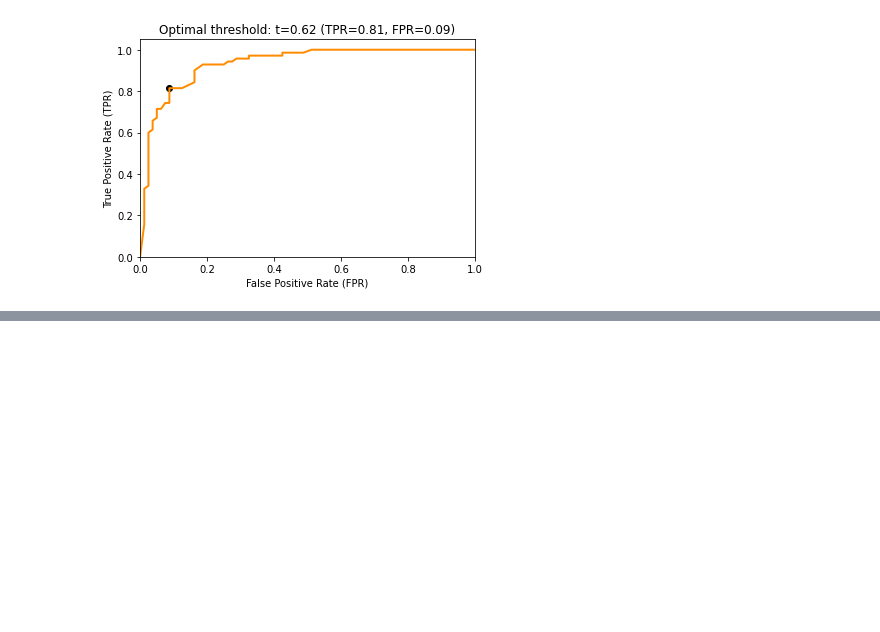
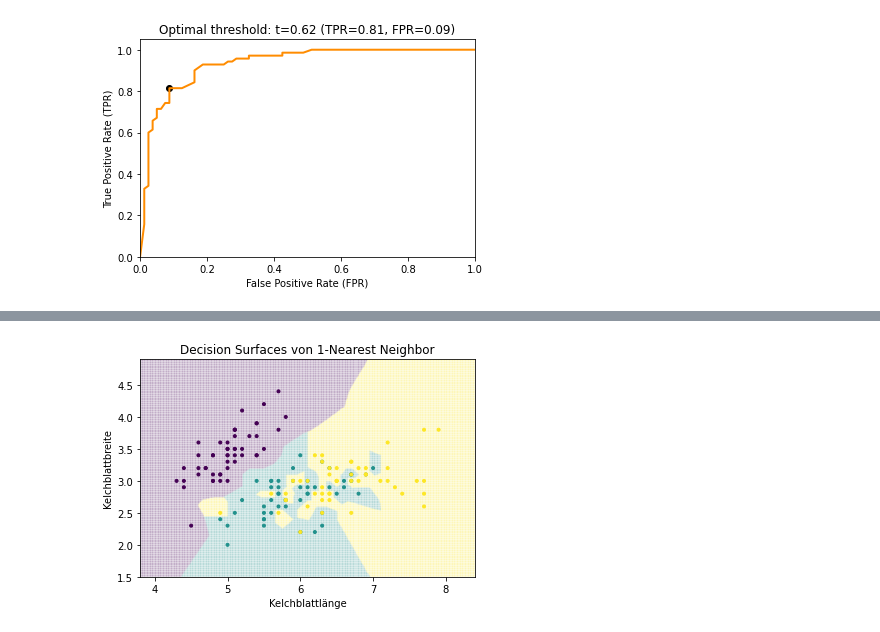
Before and after one commit to sherbold/data-science-crashkurs, a Jupyter notebook: content/chapters/kapitel_07.ipynb, the cells around one changed output, grey strips where cells are left out. Saved outputs shown, nothing was run; the diff lists cells and outputs as text; code cells hidden in the pictures; blank space fills up the shorter version.

```diff
--- a/content/chapters/kapitel_07.ipynb
+++ b/content/chapters/kapitel_07.ipynb
@@ -223,0 +357,7 @@ The Area Under the Curve (AUC) is a performance metric based on the ROC curve. T
+# %%
+from sklearn.neighbors import KNeighborsClassifier
+
+plot_decision_surface(KNeighborsClassifier(n_neighbors=1), X, Y, title="Decision Surfaces von 1-Nearest Neighbor")
+plt.show()
+# %% [output]
+[figure, added]
```
Also changed, not shown: parts of 15 cells of this notebook.
